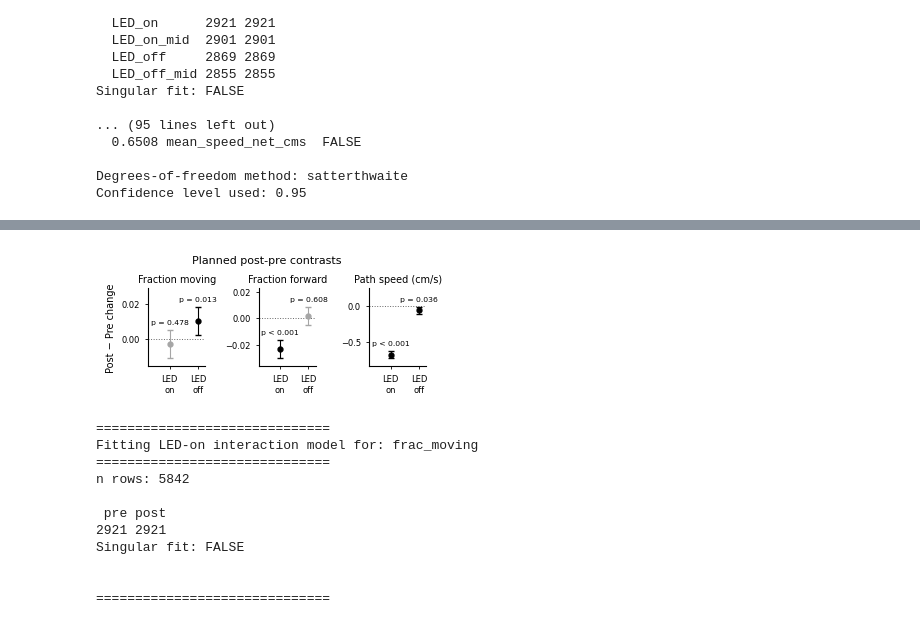
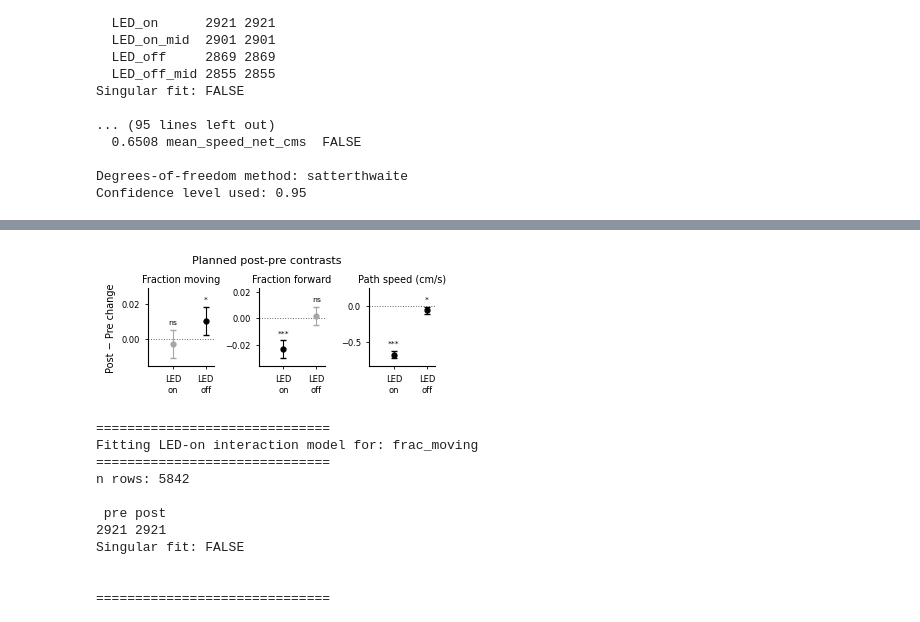
Before and after one commit to neuromomentumlab/Classical_Conditioning_Air_Wheel, a Jupyter notebook: Python/notebooks/habituation_analysis_02_annotated.ipynb, the cells around one changed output, grey strips where cells are left out. Drawn from its saved outputs; the diff is of its cells as text; code cells hidden in the pictures.

```diff
--- a/Python/notebooks/habituation_analysis_02_annotated.ipynb
+++ b/Python/notebooks/habituation_analysis_02_annotated.ipynb
@@ -458,11 +458,15 @@ outcome_labels <- c(
 
 format_p <- function(p) {
   if (is.na(p)) {
-    return("p = NA")
+    return("")
   } else if (p < 0.001) {
-    return("p < 0.001")
+    return("*\u2009*\u2009*")
+  } else if (p < 0.01) {
+    return("*\u2009*")
+  } else if (p < 0.05) {
+    return("*")
   } else {
-    return(paste0("p = ", sprintf("%.3f", p)))
+    return("ns")
   }
 }
 
@@ -531,9 +535,10 @@ for (outcome in primary_outcomes) {
 
   # Use plain "beta" to avoid Greek font/rendering problems
   stat_label <- paste0(
-    "beta = ", sprintf("%.3f", beta), "/session\n",
-    format_p(pval)
+    "\u03B2 = ", sprintf("%.3f", beta), "/session"
   )
+
+  stat_label_stars <- format_p(pval)
 
   stats_list[[outcome]] <- data.frame(
     outcome = outcome,
@@ -566,7 +571,7 @@ for (outcome in primary_outcomes) {
     rename(y = all_of(outcome))
 
   x_annot <- min(raw_df$exposure_session, na.rm = TRUE) +
-    0.04 * diff(range(raw_df$exposure_session, na.rm = TRUE))
+    0.003 * diff(range(raw_df$exposure_session, na.rm = TRUE))
 
   y_annot <- max(raw_df$y, na.rm = TRUE) -
     0.06 * diff(range(raw_df$y, na.rm = TRUE))
@@ -601,7 +606,17 @@ for (outcome in primary_outcomes) {
       label = stat_label,
       hjust = 0,
       vjust = 1,
-      size = 2.1
+      size = 2.5
+    ) +
+    annotate(
+      "text",
+      x = x_annot,
+      y = y_annot,
+      label = stat_label_stars,
+      hjust = 0,
+      vjust = 2.7,
+      size = 2.7,
+      fontface = "bold"
     ) +
     labs(
       x = "Exposure session",
@@ -630,8 +645,9 @@ print(p_combined)
 ggsave(
   filename = file.path(out_dir, "Fig1_whole_session_habituation_3panel.pdf"),
   plot = p_combined,
-  width = 5,
-  height = 1.5
+  width = 7,
+  height = 1.5,
+  device = cairo_pdf
 )
 
 # ggsave(
@@ -3754,8 +3775,14 @@ def p_to_label(p):
     if pd.isna(p):
         return ""
     if p < 0.001:
-        return "p < 0.001"
-    return f"p = {p:.3f}"
+        return "***"
+    if p < 0.01:
+        return "**"
+    if p < 0.05:
+        return "*"
+    return "ns"
+
+
 
 # --------------------------------------------------
 # Plot
@@ -3864,34 +3891,34 @@ fig.suptitle(
     fontsize=8,
     y=0.97,
 )
 
 fig.tight_layout(pad=0.5, w_pad=0.8)
 
 # --------------------------------------------------
 # Save
 # --------------------------------------------------
 
 try:
     fig_dir = Path(fig_dir_str)
 except NameError:
     fig_dir = Path("figure_drafts")
 
 fig_dir.mkdir(parents=True, exist_ok=True)
 
 fig.savefig(
     fig_dir / "Fig3C_LED_on_off_planned_contrasts_primary_measures.pdf",
     bbox_inches="tight"
 )
 
 fig.savefig(
     fig_dir / "Fig3C_LED_on_off_planned_contrasts_primary_measures.png",
     dpi=600,
     bbox_inches="tight"
 )
 
 plt.show()
 # %% [output]
-[figure, old version]
+[figure, new version]
 # %%
 %%R -i led_prepost_df -o led_on_interaction_stats_df -o led_on_interaction_contrasts_df -o led_on_interaction_model_info_df
 
```
Also changed, not shown: parts of 7 cells of this notebook, 1 other file.
